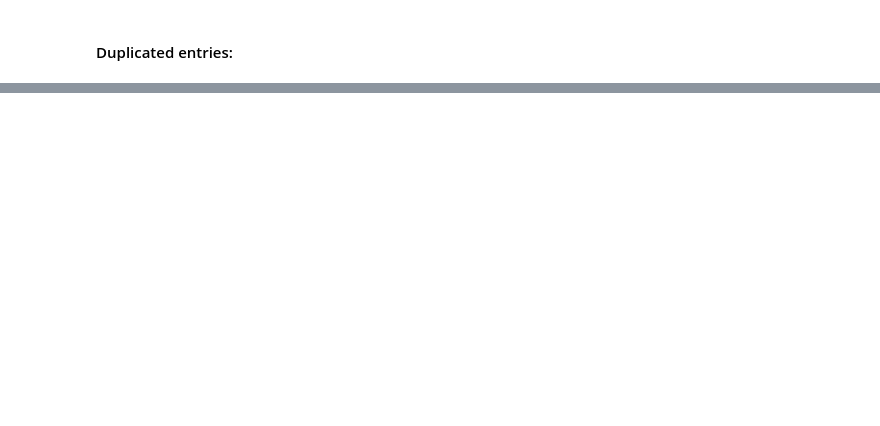
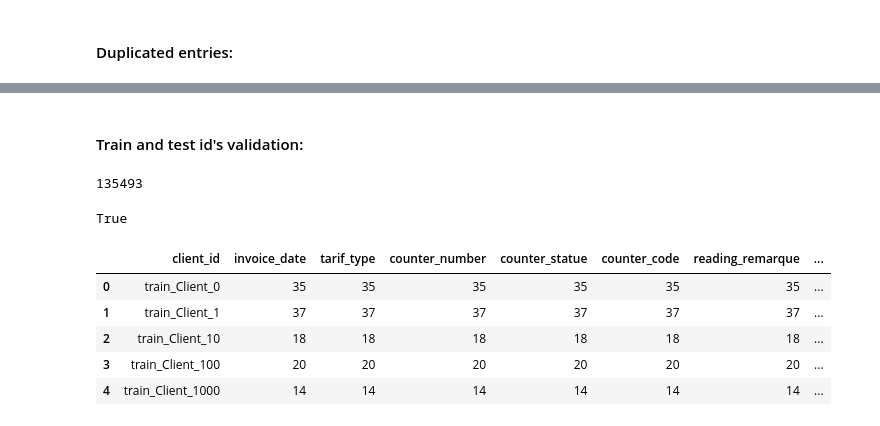
Before and after one commit to manugaco/use_cases, a Jupyter notebook: Supervised_fraud_detection.ipynb, the cells around one changed output, grey strips where cells are left out. Drawn from its saved outputs; the diff is of its cells as text; code cells hidden in the pictures; blank space fills up the shorter version.

```diff
--- a/Supervised_fraud_detection.ipynb
+++ b/Supervised_fraud_detection.ipynb
@@ -46,3 +47,13 @@ inv_test = pd.read_csv('../input/fraud-detection-in-electricity-and-gas-consumpt
+# %%
+# Loading Invoices data:
+
+url_inv_train = 'https://github.com/manugaco/ML_User_Cases/raw/master/Datasets/invoice_train.csv.zip?raw=true'
+zip_inv_train = ZipFile(BytesIO(requests.get(url_inv_train).content), 'r')
+inv_train = pd.read_csv(zip_inv_train.open(zip_inv_train.namelist()[0]), low_memory=False)
+
+url_inv_test = 'https://github.com/manugaco/ML_User_Cases/blob/master/Datasets/invoice_test.csv.zip?raw=true'
+url_inv_test = ZipFile(BytesIO(requests.get(url_inv_test).content), 'r')
+inv_test = pd.read_csv(url_inv_test.open(url_inv_test.namelist()[0]), low_memory=False)
 # %% [markdown]
 ### Data preview:
 # %%
@@ -90,0 +154,5 @@ inv_test.duplicated(subset=['client_id','invoice_date','new_index']).sum()
+# %%
+inv_train = inv_train.drop_duplicates(subset=['client_id','invoice_date','new_index'])
+inv_test = inv_test.drop_duplicates(subset=['client_id','invoice_date','new_index'])
+# %% [markdown]
+#### Train and test id's validation:
@@ -90,0 +161,19 @@ inv_test.duplicated(subset=['client_id','invoice_date','new_index']).sum()
+# %%
+len(cli_train['client_id'].value_counts())
+# %% [output]
+135493
+# %%
+len(cli_train['client_id'].value_counts()) == val_dis[0][1]
+# %% [output]
+True
+# %%
+inv_train_gp = inv_train.groupby('client_id').count().reset_index()
+# %%
+inv_train_gp.head()
+# %% [output]
+|  | client_id | invoice_date | tarif_type | counter_number | counter_statue | counter_code | reading_remarque | ... |
+| 0 | train_Client_0 | 35 | 35 | 35 | 35 | 35 | 35 | ... |
+| 1 | train_Client_1 | 37 | 37 | 37 | 37 | 37 | 37 | ... |
+| 2 | train_Client_10 | 18 | 18 | 18 | 18 | 18 | 18 | ... |
+| 3 | train_Client_100 | 20 | 20 | 20 | 20 | 20 | 20 | ... |
+| 4 | train_Client_1000 | 14 | 14 | 14 | 14 | 14 | 14 | ... |
```
Also changed, not shown: parts of 61 cells of this notebook.
